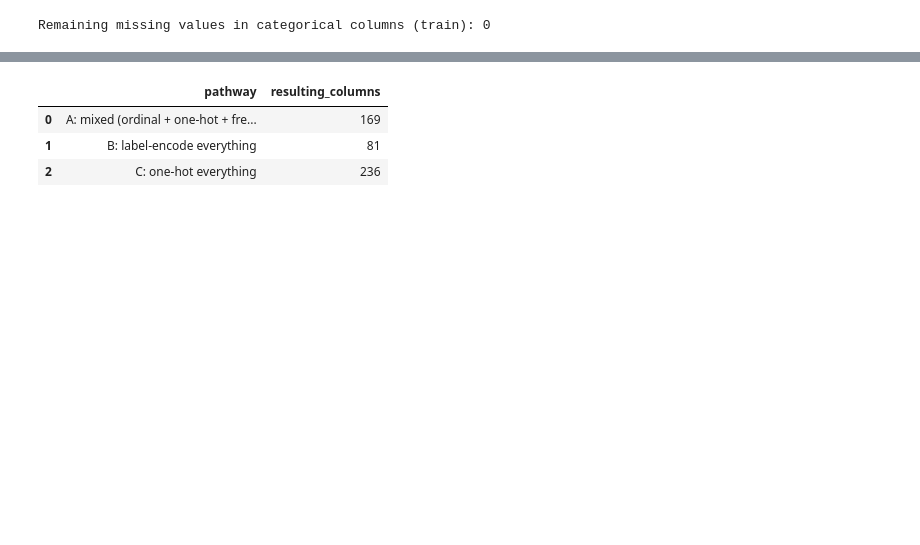
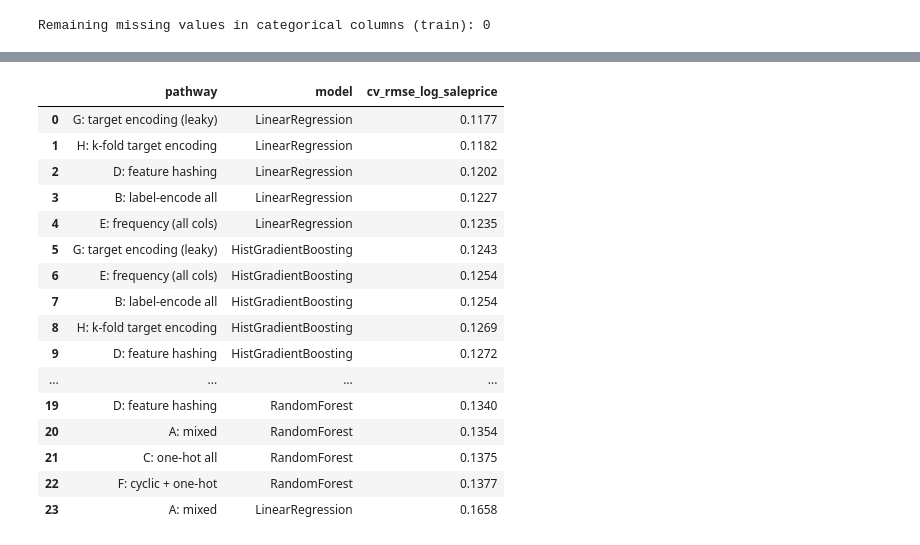
Before and after one commit to andikondazulu/feature-engineering-house-prices-, a Jupyter notebook: House price encoding.ipynb, the cells around one changed output, grey strips where cells are left out. Cells and saved outputs as stored; diff of their text form; code cells hidden in the pictures; blank space fills up the shorter version.

```diff
--- a/House price encoding.ipynb
+++ b/House price encoding.ipynb
@@ -218,18 +262,21 @@ pd.DataFrame({
 # %%
-def split_columns_by_cardinality(columns, cardinality, low_cardinality_max):
+def prepare_features(df, target_column, id_column):
+    X = df.drop(columns=[target_column, id_column], errors='ignore')
+    y = df[target_column]
+    numeric_columns = X.select_dtypes(include=[np.number]).columns
+    if not numeric_columns.empty:
+        X[numeric_columns] = SimpleImputer(strategy='median').fit_transform(X[numeric_columns])
+    return X[numeric_columns], y
 
-    low = [c for c in columns if cardinality[c] <= low_cardinality_max]
-    high = [c for c in columns if cardinality[c] > low_cardinality_max]
-    return low, high
+def evaluate_pathway(df, target_column, id_column, model, cv_folds=5, random_state=RANDOM_STATE):
+    X, y = prepare_features(df, target_column, id_column)
+    y_log = np.log1p(y)
+    cv = KFold(n_splits=cv_folds, shuffle=True, random_state=random_state)
+    scores = cross_val_score(model, X, y_log, cv=cv, scoring='neg_root_mean_squared_error')
+    return -scores.mean()
 
-LOW_CARDINALITY_MAX = 10
-
-ordinal_quality_columns = QUALITY_SCALE_COLUMNS + QUALITY_SCALE_WITH_NONE
-nominal_columns = [c for c in categorical_columns if c not in ordinal_quality_columns]
-low_card_nominal, high_card_nominal = split_columns_by_cardinality(
-    nominal_columns, cardinality, LOW_CARDINALITY_MAX
-)
-
-print(f'Ordinal (quality-scale) columns : {len(ordinal_quality_columns)}')
-print(f'Low-cardinality nominal columns : {len(low_card_nominal)}')
-print(f'High-cardinality nominal columns: {len(high_card_nominal)} -> {high_card_nominal}')
+models = {
+    'LinearRegression': LinearRegression(),
+    'RandomForest': RandomForestRegressor(n_estimators=200, random_state=RANDOM_STATE),
+    'HistGradientBoosting': HistGradientBoostingRegressor(random_state=RANDOM_STATE),
+}
@@ -270,14 +314,21 @@ def apply_pathway_C(df):
 # %%
-pathway_A_df, freq_maps_A = apply_pathway_A(train_clean)
-pathway_B_df = apply_pathway_B(train_clean)
-pathway_C_df = apply_pathway_C(train_clean)
-
-pd.DataFrame({
-    'pathway': ['A: mixed (ordinal + one-hot + frequency)', 'B: label-encode everything', 'C: one-hot everything'],
-    'resulting_columns': [pathway_A_df.shape[1], pathway_B_df.shape[1], pathway_C_df.shape[1]]
-})
+results_df = pd.DataFrame(results).sort_values('cv_rmse_log_saleprice').reset_index(drop=True)
+results_df
 # %% [output]
-|  | pathway | resulting_columns |
-| 0 | A: mixed (ordinal + one-hot + fre... | 169 |
-| 1 | B: label-encode everything | 81 |
-| 2 | C: one-hot everything | 236 |
+|  | pathway | model | cv_rmse_log_saleprice |
+| 0 | G: target encoding (leaky) | LinearRegression | 0.1177 |
+| 1 | H: k-fold target encoding | LinearRegression | 0.1182 |
+| 2 | D: feature hashing | LinearRegression | 0.1202 |
+| 3 | B: label-encode all | LinearRegression | 0.1227 |
+| 4 | E: frequency (all cols) | LinearRegression | 0.1235 |
+| 5 | G: target encoding (leaky) | HistGradientBoosting | 0.1243 |
+| 6 | E: frequency (all cols) | HistGradientBoosting | 0.1254 |
+| 7 | B: label-encode all | HistGradientBoosting | 0.1254 |
+| 8 | H: k-fold target encoding | HistGradientBoosting | 0.1269 |
+| 9 | D: feature hashing | HistGradientBoosting | 0.1272 |
+| ... | ... | ... | ... |
+| 19 | D: feature hashing | RandomForest | 0.1340 |
+| 20 | A: mixed | RandomForest | 0.1354 |
+| 21 | C: one-hot all | RandomForest | 0.1375 |
+| 22 | F: cyclic + one-hot | RandomForest | 0.1377 |
+| 23 | A: mixed | LinearRegression | 0.1658 |
```
Also changed, not shown: parts of 20 cells of this notebook, 1 other file.
